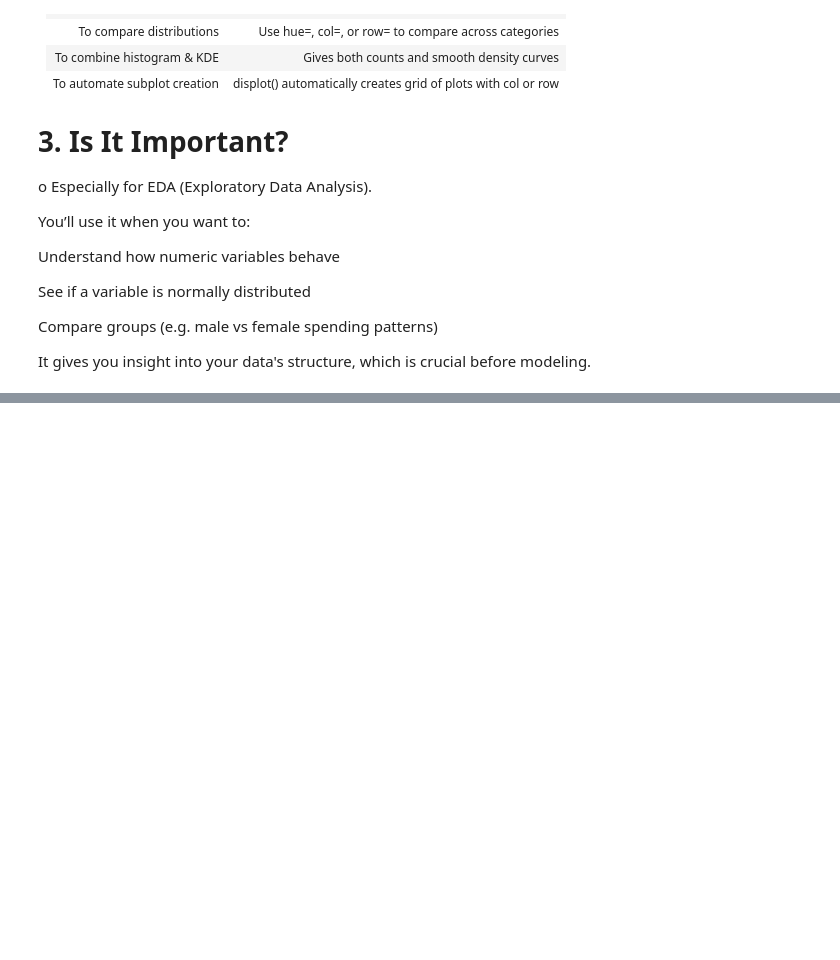
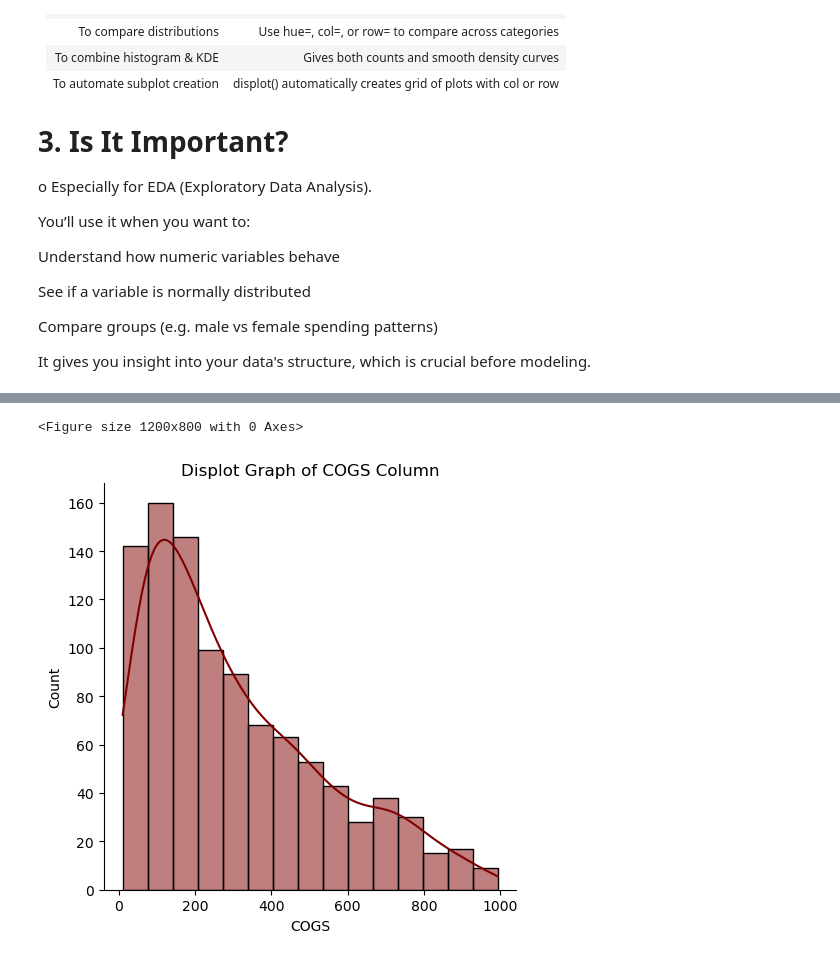
Before and after one commit to UstubecEmre/MatplotlibandSeabornFundamentals, a Jupyter notebook: displot_in_seaborn.ipynb, the cells around one changed output, grey strips where cells are left out. Saved outputs shown, nothing was run; the diff lists cells and outputs as text; code cells hidden in the pictures; blank space fills up the shorter version.

Commit message:
feat: add basic examples of displot in Seaborn

```diff
--- a/displot_in_seaborn.ipynb
+++ b/displot_in_seaborn.ipynb
@@ -55,0 +62,15 @@ It gives you insight into your data's structure, which is crucial before modelin
+# %%
+# load dataset and convert DataFrame
+def load_dataset(df_name, file_path):
+    file_path = file_path
+    df_name = df_name
+
+    df_name = pd.read_csv(file_path)
+    if df_name is None:
+        raise FileNotFoundError("File Path Not Found")
+
+    df = pd.DataFrame(df_name)
+    return df
+
+
+df = load_dataset(file_path= r"D:\DataVisualizationForPython\datasets\supermarket_sales_utf8.csv",df_name = "sales")
@@ -55,0 +92,12 @@ It gives you insight into your data's structure, which is crucial before modelin
+# %%
+# Create displot
+plt.figure(figsize = (12,8))
+sns.displot(data = df, x = "cogs", kde = True, color = "maroon")
+plt.title("Displot Graph of COGS Column")
+plt.xlabel("COGS")
+plt.ylabel("Count")
+plt.tight_layout()
+plt.show()
+# %% [output]
+<Figure size 1200x800 with 0 Axes>
+[figure, added]
```
Also changed, not shown: parts of 4 cells of this notebook.
